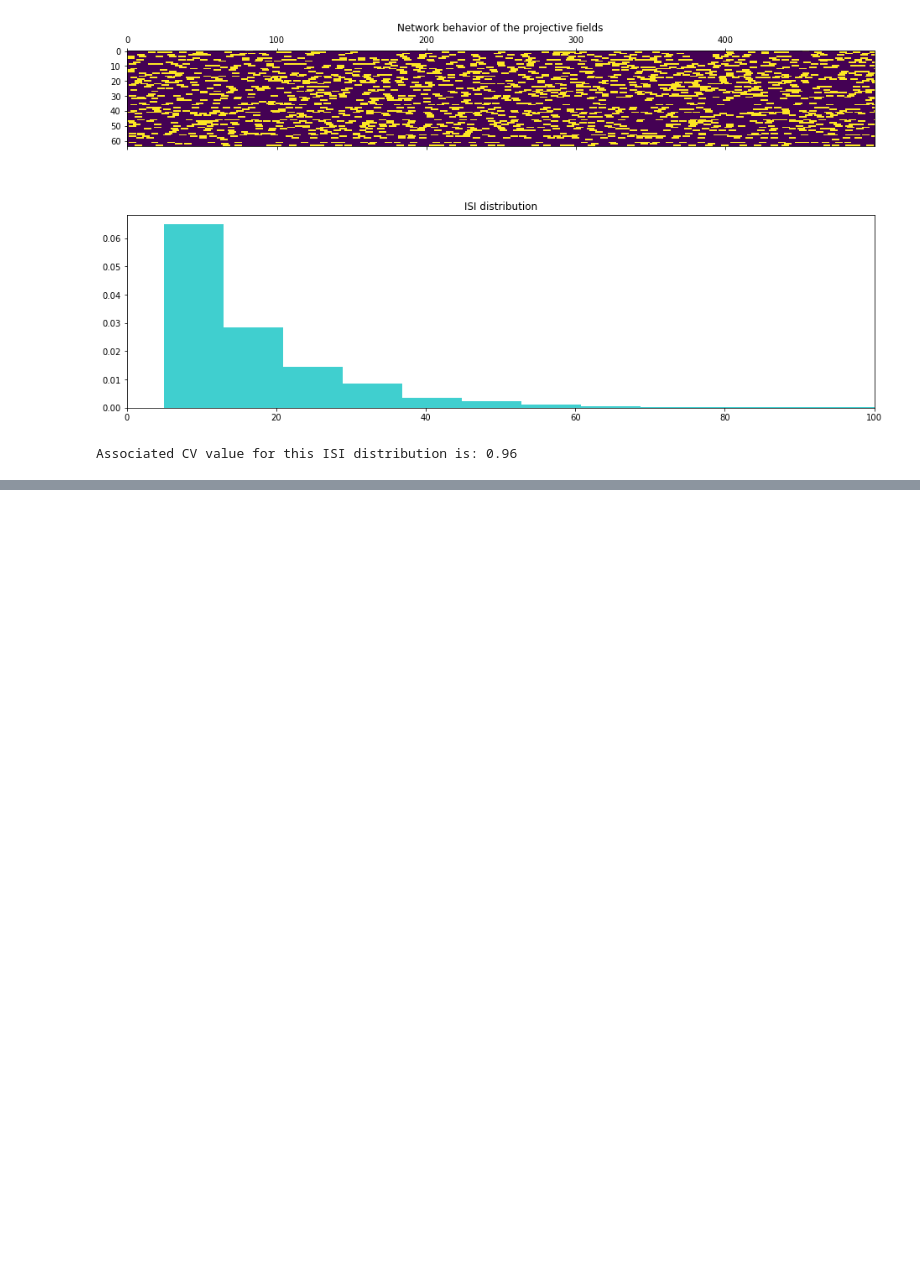
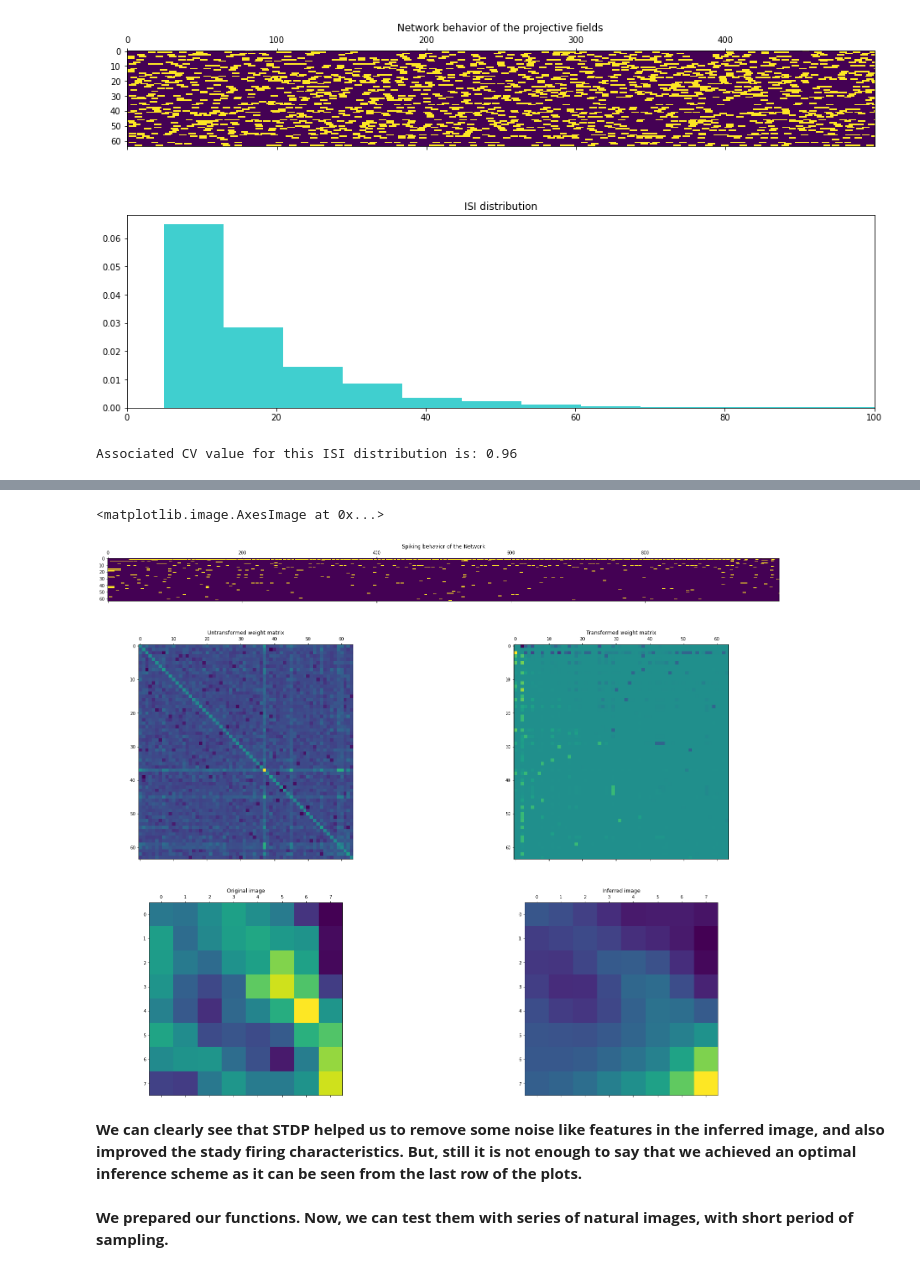
Before and after one commit to yavuz-s/Final-Project-phy527, a Jupyter notebook: Final Project - Sampling.ipynb, the cells around one changed output, grey strips where cells are left out. Drawn from its saved outputs; the diff is of its cells as text; code cells hidden in the pictures; blank space fills up the shorter version.

```diff
--- a/Final Project - Sampling.ipynb
+++ b/Final Project - Sampling.ipynb
@@ -542,0 +474,26 @@ We prepared our functions. Now, we can test them with natural images.
+# %%
+posterior_543 = np.array([np.sum(res[i])/1000 for i in range(64)])
+inferred_543 = np.matmul(Pf,posterior_543).reshape(8,8)
+# %%
+fig3 = plt.figure(constrained_layout=True, figsize = (23,18))
+gs = fig3.add_gridspec(23, 18)
+f3_ax1 = fig3.add_subplot(gs[0:2, :])
+f3_ax1.set_title('Spiking behavior of the Network')
+f3_ax1.matshow(res)
+f3_ax2 = fig3.add_subplot(gs[3:13, 0:8])
+f3_ax2.set_title('Untransformed weight matrix')
+f3_ax2.matshow(W)
+f3_ax3 = fig3.add_subplot(gs[3:13:, 9:])
+f3_ax3.set_title('Transformed weight matrix')
+f3_ax3.matshow(www)
+f3_ax4 = fig3.add_subplot(gs[14:23, 0:8])
+f3_ax4.set_title('Original image')
+f3_ax4.matshow(images[543])
+f3_ax5 = fig3.add_subplot(gs[14:23:, 9:])
+f3_ax5.set_title('Inferred image')
+f3_ax5.matshow(inferred_543)
+# %% [output]
+<matplotlib.image.AxesImage at 0x...>
+[figure, added]
+# %% [markdown]
+**We can clearly see that STDP helped us to remove some noise like features in the inferred image, and also improved the stady firing characteristics. But, still it is not enough to say that we achieved an optimal inference scheme as it can be seen from the last row of the plots.**
@@ -542,0 +551,2 @@ We prepared our functions. Now, we can test them with natural images.
+# %% [markdown]
+**We prepared our functions. Now, we can test them with series of natural images, with short period of sampling.**
```
Also changed, not shown: parts of 31 cells of this notebook.
